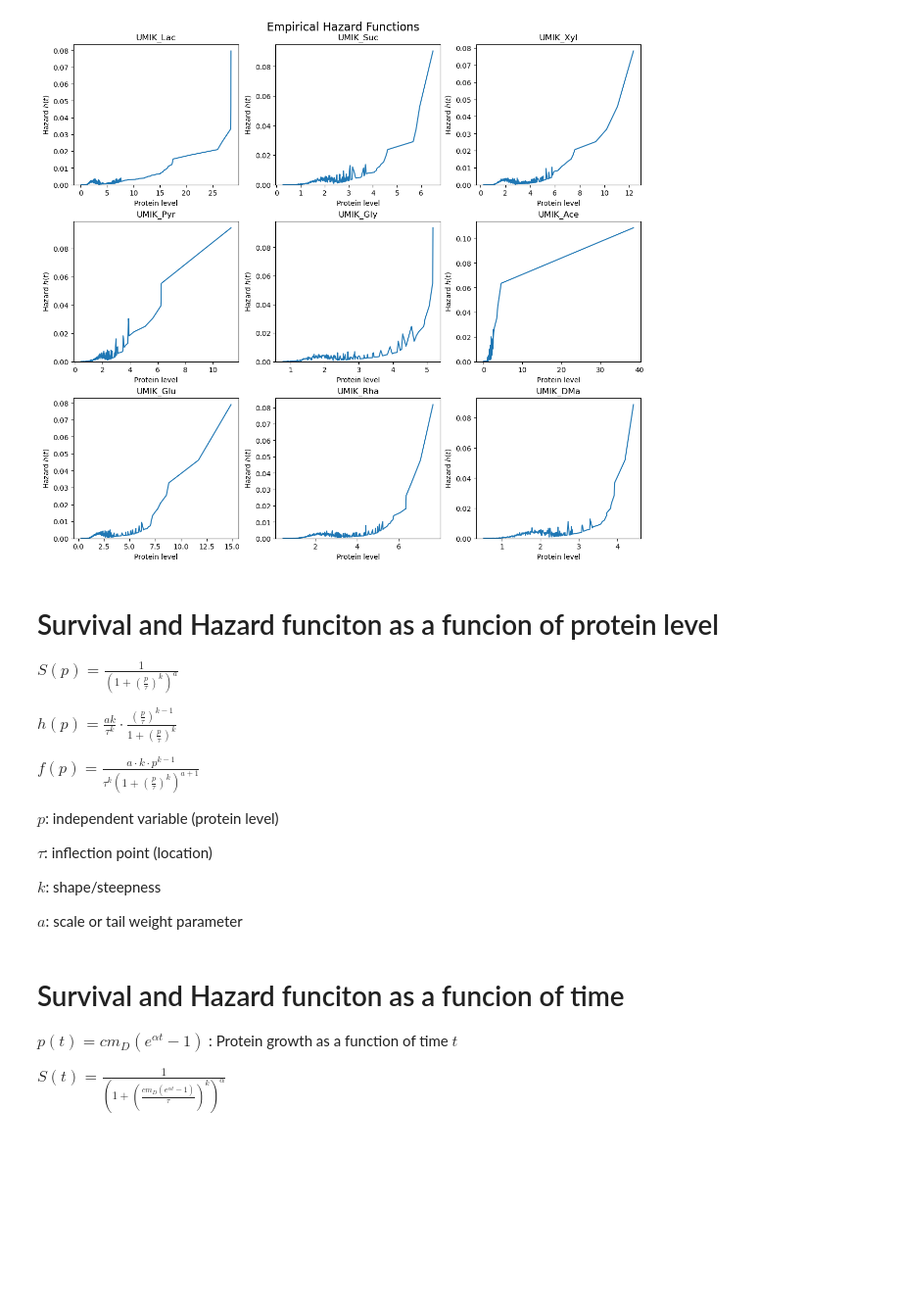
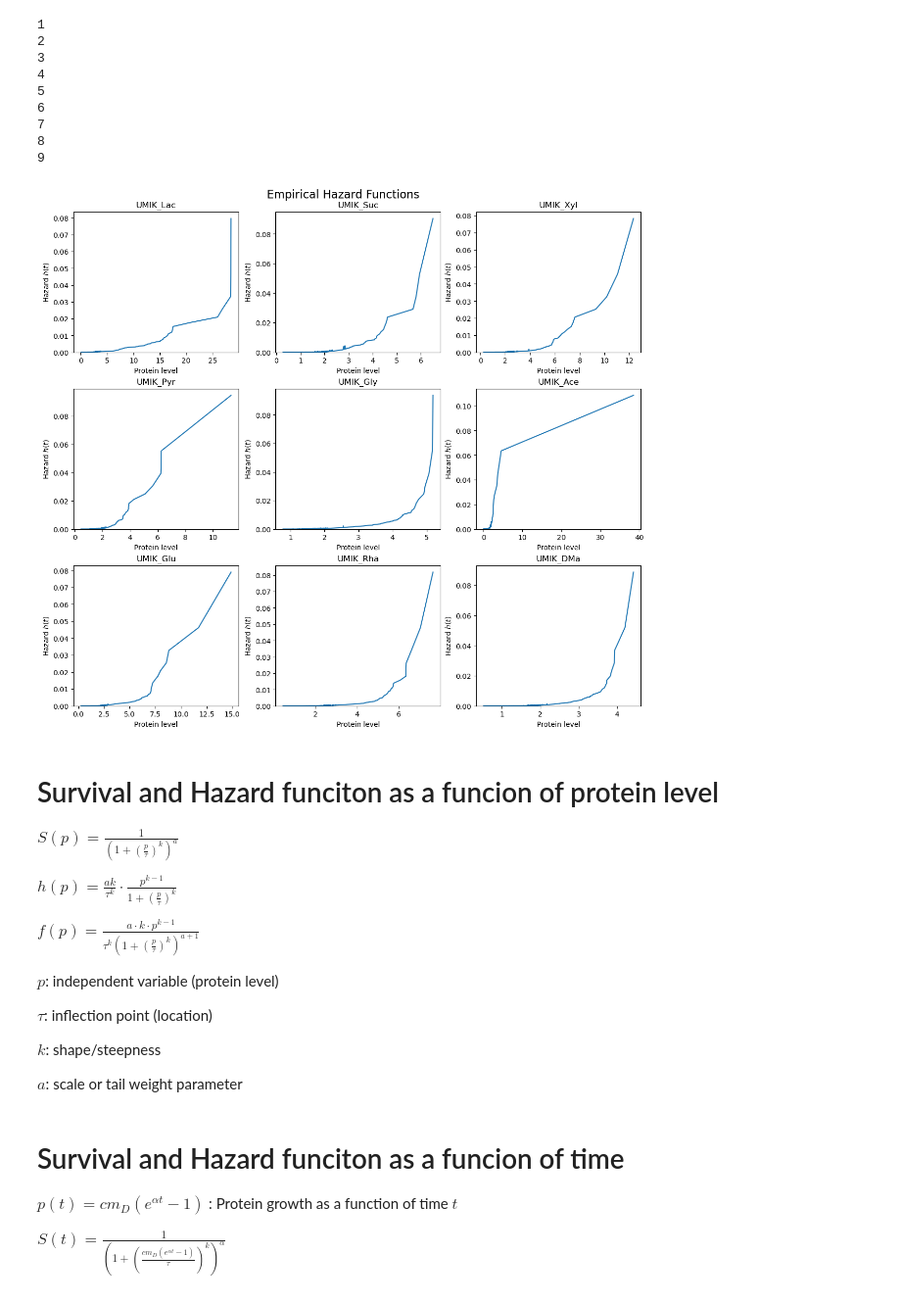
Before and after one commit to Vladi700/PoD_microbial_growth, a Jupyter notebook: empirical_hazard.ipynb, the cells around one changed output. Shown: that part at 98% size. Cells and saved outputs as stored; diff of their text form; code cells hidden in the pictures; blank space fills up the shorter version.

```diff
--- a/empirical_hazard.ipynb
+++ b/empirical_hazard.ipynb
@@ -13,29 +10,11 @@ import emcee
 from cmdstanpy import CmdStanModel
 # %%
-# Define the hazard function calculator
-def hazard_function_empirical_time(df):
-    generation_times = np.asarray(df["generationtime"], dtype=float)
-    generation_times = generation_times[np.isfinite(generation_times)]
-    generation_times = np.sort(generation_times)
-    min_diff = 0.001
-    for i in range(len(generation_times) - 1):
-        diff = generation_times[i + 1] - generation_times[i]
-        if diff < min_diff and diff > 0:
-            min_diff = diff
-    N_t = len(generation_times)
-    t_max = np.max(generation_times)
-    grid = np.arange(0, t_max + min_diff, min_diff)
-    survival = [(generation_times > t).sum()/N_t for t in grid]
-    hazard = np.empty(len(grid)-1, dtype=float)
-    for t in range(len(grid) - 1):
-        hazard[t] = (-1/survival[t]) * (survival[t+1] - survival[t])/(grid[t+1] - grid[t])
-    return grid, hazard/sum(hazard), survival[:-1]
 
 def hazard_function_empirical_protein(df):
     protein_levels = np.asarray(df["protein_level"], dtype=float)
     protein_levels = protein_levels[np.isfinite(protein_levels)]
     protein_levels = np.sort(protein_levels)
-    min_diff = 0.01
+    min_diff = 0.0001
     N_t = len(protein_levels)
     p_max = np.max(protein_levels)
     grid = np.arange(0, p_max + min_diff, min_diff)
@@ -68,10 +47,13 @@ for name, df in dfs.items():
 # We used lenght instead of mass
 # %%
 hazards = []
+i = 0
 for name, df in dfs.items():
     grid, h, survival = hazard_function_empirical_protein(df)
     mask = h > 0 #remove all the values where the hazard function is 0, is this the right thing to do?
     hazards.append((name, grid[:-1][mask], h[mask]))
+    i += 1
+    print(i)
 
 n_plots = len(hazards)
 n_cols   = 3
@@ -84,34 +66,43 @@ fig, axes = plt.subplots(
     sharex=False, sharey=False,
     constrained_layout=True
 )
 
 axes = axes.flatten()
 
 for ax, (name, grid, h) in zip(axes, hazards):
 
     """#remove extreme values
     if name == "UMIK_Ace":
         grid = grid[:-1]
         h = h[:-1]
         survival = survival[:-1]
     elif name == "UMIK_Pyr":
         grid = grid[:-1]
         h = h[:-1]
         survival = survival[:-1]"""
 
     ax.plot(grid, h, lw=1.5)
     ax.set_title(name)
     ax.set_xlabel("Protein level")
     ax.set_ylabel("Hazard $h(t)$")
     ax.set_ylim(bottom=0)
 
 for ax in axes[n_plots:]:
     ax.set_visible(False)
 
 plt.suptitle("Empirical Hazard Functions", fontsize=16, y=1.02)
 plt.show()
 # %% [output]
+1
+2
+3
+4
+5
+6
+7
+8
+9
-[figure, old version]
+[figure, new version]
 # %%
 def logistic_survival(t, a, b):
     return 1 / (1 + np.exp(a * (t - b)))
@@ -130,7 +121,7 @@ def generalized_logistic_hazard(t, tau, k, alpha):
 
 $S(p) = \frac{1}{\left(1 + \left( \frac{p}{\tau} \right)^k \right)^{a}}$
 
-$h(p) = \frac{a k}{\tau^k} \cdot \frac{\left( \frac{p}{\tau} \right)^{k-1}}{1 + \left( \frac{p}{\tau} \right)^k}$
+$h(p) = \frac{a k}{\tau^k} \cdot \frac{p^{k-1}}{1 + \left( \frac{p}{\tau} \right)^k}$
 
 $f(p) = \frac{a \cdot k \cdot p^{k-1}}{\tau^k \left(1 + \left( \frac{p}{\tau} \right)^k \right)^{a + 1}}$
 
```
Also changed, not shown: parts of 21 cells of this notebook, 2 other files.
